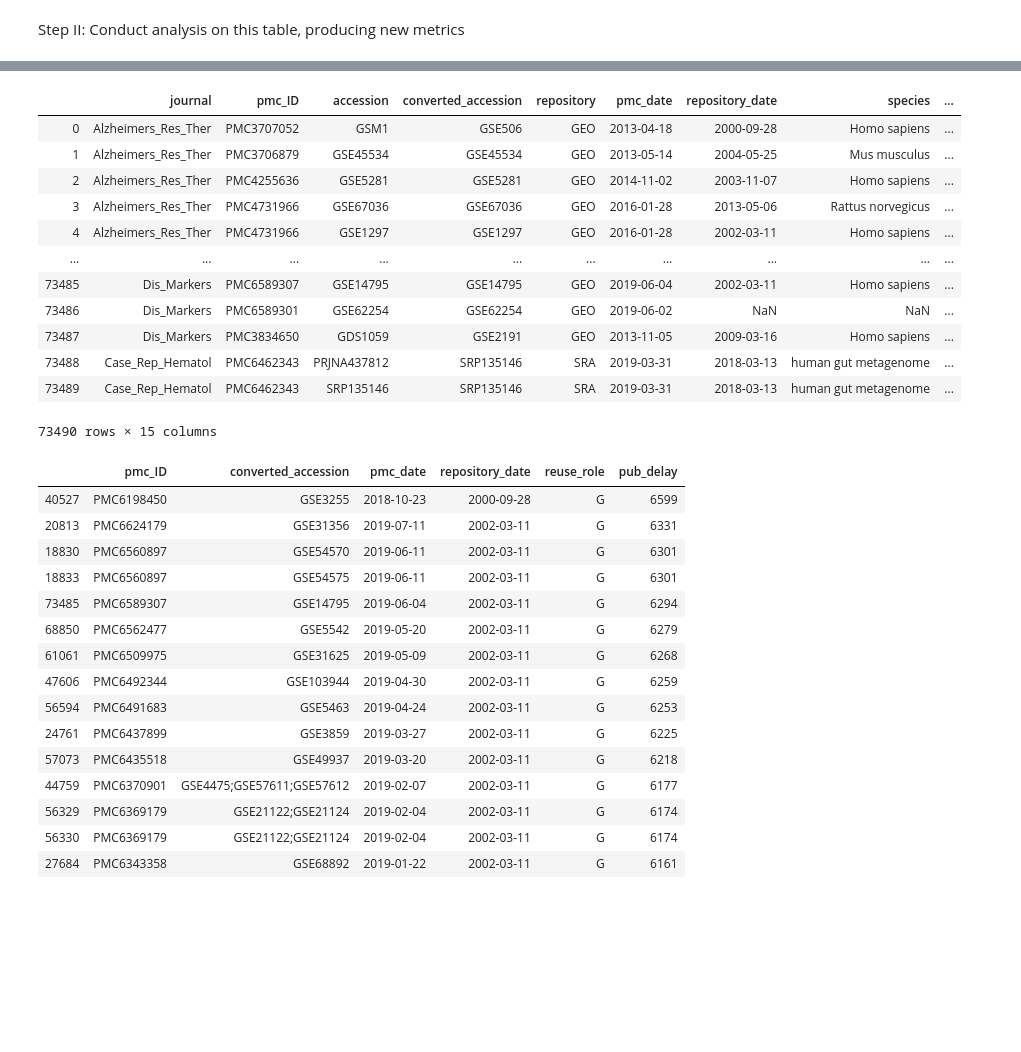
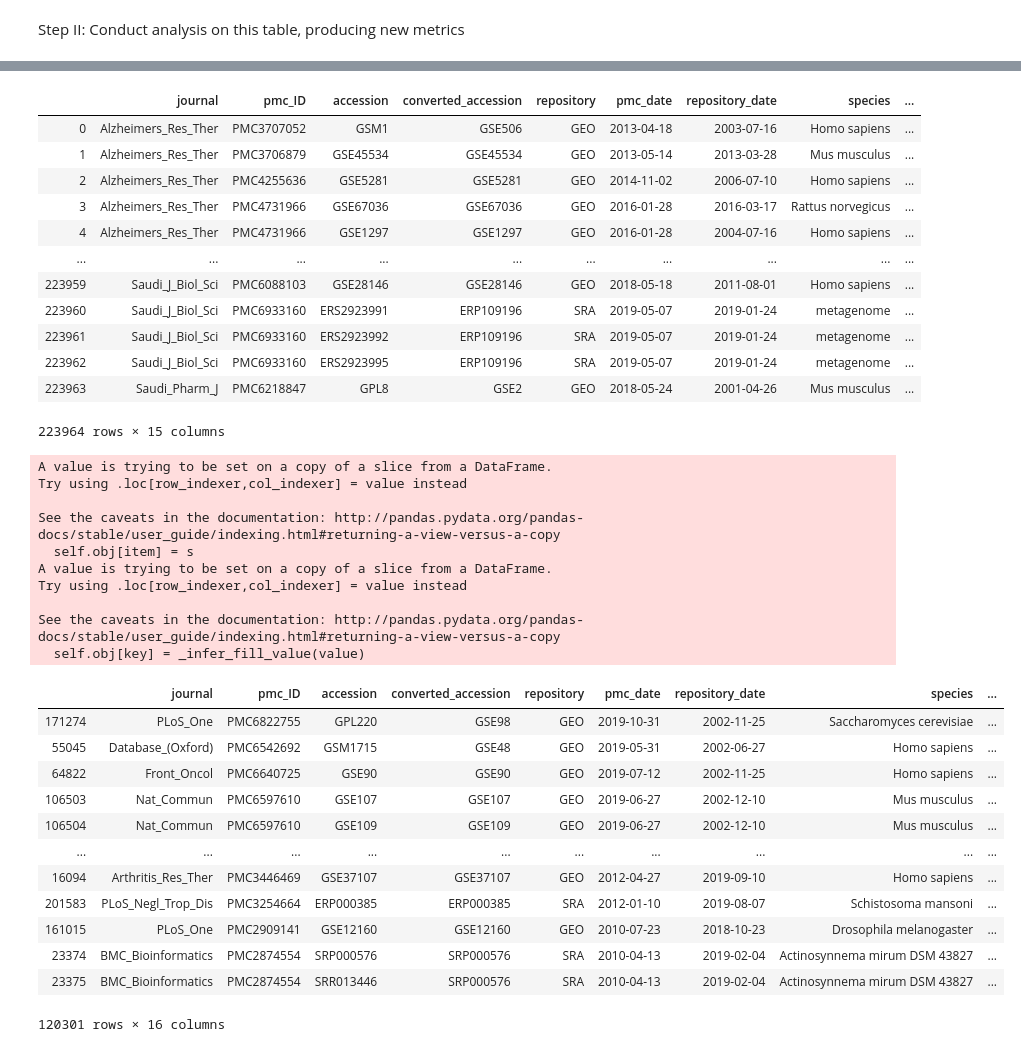
Before and after one commit to smangul1/data_reusability, a Jupyter notebook: jupyter_notebooks/analyze_metadata_table.ipynb, the cells around one changed output, grey strips where cells are left out. Cells and saved outputs as stored; diff of their text form; code cells hidden in the pictures; blank space fills up the shorter version.

```diff
--- a/jupyter_notebooks/analyze_metadata_table.ipynb
+++ b/jupyter_notebooks/analyze_metadata_table.ipynb
@@ -16,5 +16,5 @@ Step I: Import table from create_metadata_matrix.ipynb
 # %%
-allFactors = pd.read_csv('../data_tables/metadataMatrix.csv')
+allFactors = pd.read_csv('../data_tables/metadataMatrix_raw.csv', low_memory=False)
 # %% [markdown]
 Step II: Conduct analysis on this table, producing new metrics
 # %%
@@ -102,57 +102,67 @@ allFactors = allFactors.drop(labels = ['min_pmc_date', 'allR'], axis = 1)
 allFactors
 # %% [output]
 |  | journal | pmc_ID | accession | converted_accession | repository | pmc_date | repository_date | species | ... |
-| 0 | Alzheimers_Res_Ther | PMC3707052 | GSM1 | GSE506 | GEO | 2013-04-18 | 2000-09-28 | Homo sapiens | ... |
-| 1 | Alzheimers_Res_Ther | PMC3706879 | GSE45534 | GSE45534 | GEO | 2013-05-14 | 2004-05-25 | Mus musculus | ... |
-| 2 | Alzheimers_Res_Ther | PMC4255636 | GSE5281 | GSE5281 | GEO | 2014-11-02 | 2003-11-07 | Homo sapiens | ... |
-| 3 | Alzheimers_Res_Ther | PMC4731966 | GSE67036 | GSE67036 | GEO | 2016-01-28 | 2013-05-06 | Rattus norvegicus | ... |
-| 4 | Alzheimers_Res_Ther | PMC4731966 | GSE1297 | GSE1297 | GEO | 2016-01-28 | 2002-03-11 | Homo sapiens | ... |
+| 0 | Alzheimers_Res_Ther | PMC3707052 | GSM1 | GSE506 | GEO | 2013-04-18 | 2003-07-16 | Homo sapiens | ... |
+| 1 | Alzheimers_Res_Ther | PMC3706879 | GSE45534 | GSE45534 | GEO | 2013-05-14 | 2013-03-28 | Mus musculus | ... |
+| 2 | Alzheimers_Res_Ther | PMC4255636 | GSE5281 | GSE5281 | GEO | 2014-11-02 | 2006-07-10 | Homo sapiens | ... |
+| 3 | Alzheimers_Res_Ther | PMC4731966 | GSE67036 | GSE67036 | GEO | 2016-01-28 | 2016-03-17 | Rattus norvegicus | ... |
+| 4 | Alzheimers_Res_Ther | PMC4731966 | GSE1297 | GSE1297 | GEO | 2016-01-28 | 2004-07-16 | Homo sapiens | ... |
 | ... | ... | ... | ... | ... | ... | ... | ... | ... | ... |
-| 73485 | Dis_Markers | PMC6589307 | GSE14795 | GSE14795 | GEO | 2019-06-04 | 2002-03-11 | Homo sapiens | ... |
-| 73486 | Dis_Markers | PMC6589301 | GSE62254 | GSE62254 | GEO | 2019-06-02 | NaN | NaN | ... |
-| 73487 | Dis_Markers | PMC3834650 | GDS1059 | GSE2191 | GEO | 2013-11-05 | 2009-03-16 | Homo sapiens | ... |
-| 73488 | Case_Rep_Hematol | PMC6462343 | PRJNA437812 | SRP135146 | SRA | 2019-03-31 | 2018-03-13 | human gut metagenome | ... |
-| 73489 | Case_Rep_Hematol | PMC6462343 | SRP135146 | SRP135146 | SRA | 2019-03-31 | 2018-03-13 | human gut metagenome | ... |
+| 223959 | Saudi_J_Biol_Sci | PMC6088103 | GSE28146 | GSE28146 | GEO | 2018-05-18 | 2011-08-01 | Homo sapiens | ... |
+| 223960 | Saudi_J_Biol_Sci | PMC6933160 | ERS2923991 | ERP109196 | SRA | 2019-05-07 | 2019-01-24 | metagenome | ... |
+| 223961 | Saudi_J_Biol_Sci | PMC6933160 | ERS2923992 | ERP109196 | SRA | 2019-05-07 | 2019-01-24 | metagenome | ... |
+| 223962 | Saudi_J_Biol_Sci | PMC6933160 | ERS2923995 | ERP109196 | SRA | 2019-05-07 | 2019-01-24 | metagenome | ... |
+| 223963 | Saudi_Pharm_J | PMC6218847 | GPL8 | GSE2 | GEO | 2018-05-24 | 2001-04-26 | Mus musculus | ... |
-73490 rows × 15 columns
+223964 rows × 15 columns
 # %%
 # perform QC on generator/reuser tags...
 
 # cut out whitespace
 allFactors.loc[:,'pmc_date'] = allFactors['pmc_date'].replace({' ':''})
 allFactors.loc[:,'repository_date'] = allFactors['repository_date'].replace({' ':''})
 
 # take slice of what we need from allFactors
-gens = allFactors[['pmc_ID', 'converted_accession','pmc_date', 'repository_date', 'reuse_role']]
-gens = gens.loc[gens['reuse_role'] == 'G', :]
+# gens = allFactors[['pmc_ID', 'converted_accession', 'repository', 'pmc_date', 'repository_date', 'reuse_role']]
+gens = allFactors.loc[allFactors['reuse_role'] == 'G', :]
 
 # convert to date objects
 fmt = '%Y-%m-%d'
 gens.loc[:,'pmc_date'] = pd.to_datetime(gens['pmc_date'], format = fmt)
 gens.loc[:,'repository_date'] = pd.to_datetime(gens['repository_date'], format = fmt)
 
 # subtract columns of date objects, creating a column of timedelta objects
 gens.loc[:,'pub_delay'] = gens['pmc_date'] - gens['repository_date']
-gens = gens.dropna()
+gens = gens.dropna(subset = ['pub_delay'])
+
+# convert timedeltas back to integers
 gens.loc[:,'pub_delay'] = gens['pub_delay'].dt.days
 gens = gens.sort_values(by = 'pub_delay', ascending = False)
 
-head = gens.head(n = 15)
-tail = gens.tail(n = 15)
-head
+gens
+
+# head = gens.head(n = 15)
+# tail = gens.tail(n = 15)
 # %% [output]
+A value is trying to be set on a copy of a slice from a DataFrame.
+Try using .loc[row_indexer,col_indexer] = value instead
+
+See the caveats in the documentation: http://pandas.pydata.org/pandas-docs/stable/user_guide/indexing.html#returning-a-view-versus-a-copy
+  self.obj[item] = s
+A value is trying to be set on a copy of a slice from a DataFrame.
+Try using .loc[row_indexer,col_indexer] = value instead
+
+See the caveats in the documentation: http://pandas.pydata.org/pandas-docs/stable/user_guide/indexing.html#returning-a-view-versus-a-copy
+  self.obj[key] = _infer_fill_value(value)
-|  | pmc_ID | converted_accession | pmc_date | repository_date | reuse_role | pub_delay |
-| 40527 | PMC6198450 | GSE3255 | 2018-10-23 | 2000-09-28 | G | 6599 |
-| 20813 | PMC6624179 | GSE31356 | 2019-07-11 | 2002-03-11 | G | 6331 |
-| 18830 | PMC6560897 | GSE54570 | 2019-06-11 | 2002-03-11 | G | 6301 |
-| 18833 | PMC6560897 | GSE54575 | 2019-06-11 | 2002-03-11 | G | 6301 |
-| 73485 | PMC6589307 | GSE14795 | 2019-06-04 | 2002-03-11 | G | 6294 |
-| 68850 | PMC6562477 | GSE5542 | 2019-05-20 | 2002-03-11 | G | 6279 |
-| 61061 | PMC6509975 | GSE31625 | 2019-05-09 | 2002-03-11 | G | 6268 |
-| 47606 | PMC6492344 | GSE103944 | 2019-04-30 | 2002-03-11 | G | 6259 |
-| 56594 | PMC6491683 | GSE5463 | 2019-04-24 | 2002-03-11 | G | 6253 |
-| 24761 | PMC6437899 | GSE3859 | 2019-03-27 | 2002-03-11 | G | 6225 |
-| 57073 | PMC6435518 | GSE49937 | 2019-03-20 | 2002-03-11 | G | 6218 |
-| 44759 | PMC6370901 | GSE4475;GSE57611;GSE57612 | 2019-02-07 | 2002-03-11 | G | 6177 |
-| 56329 | PMC6369179 | GSE21122;GSE21124 | 2019-02-04 | 2002-03-11 | G | 6174 |
-| 56330 | PMC6369179 | GSE21122;GSE21124 | 2019-02-04 | 2002-03-11 | G | 6174 |
-| 27684 | PMC6343358 | GSE68892 | 2019-01-22 | 2002-03-11 | G | 6161 |
+|  | journal | pmc_ID | accession | converted_accession | repository | pmc_date | repository_date | species | ... |
+| 171274 | PLoS_One | PMC6822755 | GPL220 | GSE98 | GEO | 2019-10-31 | 2002-11-25 | Saccharomyces cerevisiae | ... |
+| 55045 | Database_(Oxford) | PMC6542692 | GSM1715 | GSE48 | GEO | 2019-05-31 | 2002-06-27 | Homo sapiens | ... |
+| 64822 | Front_Oncol | PMC6640725 | GSE90 | GSE90 | GEO | 2019-07-12 | 2002-11-25 | Homo sapiens | ... |
+| 106503 | Nat_Commun | PMC6597610 | GSE107 | GSE107 | GEO | 2019-06-27 | 2002-12-10 | Mus musculus | ... |
+| 106504 | Nat_Commun | PMC6597610 | GSE109 | GSE109 | GEO | 2019-06-27 | 2002-12-10 | Mus musculus | ... |
+| ... | ... | ... | ... | ... | ... | ... | ... | ... | ... |
+| 16094 | Arthritis_Res_Ther | PMC3446469 | GSE37107 | GSE37107 | GEO | 2012-04-27 | 2019-09-10 | Homo sapiens | ... |
+| 201583 | PLoS_Negl_Trop_Dis | PMC3254664 | ERP000385 | ERP000385 | SRA | 2012-01-10 | 2019-08-07 | Schistosoma mansoni | ... |
+| 161015 | PLoS_One | PMC2909141 | GSE12160 | GSE12160 | GEO | 2010-07-23 | 2018-10-23 | Drosophila melanogaster | ... |
+| 23374 | BMC_Bioinformatics | PMC2874554 | SRP000576 | SRP000576 | SRA | 2010-04-13 | 2019-02-04 | Actinosynnema mirum DSM 43827 | ... |
+| 23375 | BMC_Bioinformatics | PMC2874554 | SRR013446 | SRP000576 | SRA | 2010-04-13 | 2019-02-04 | Actinosynnema mirum DSM 43827 | ... |
+120301 rows × 16 columns
```
Also changed, not shown: parts of 12 cells of this notebook, 8 other files.
